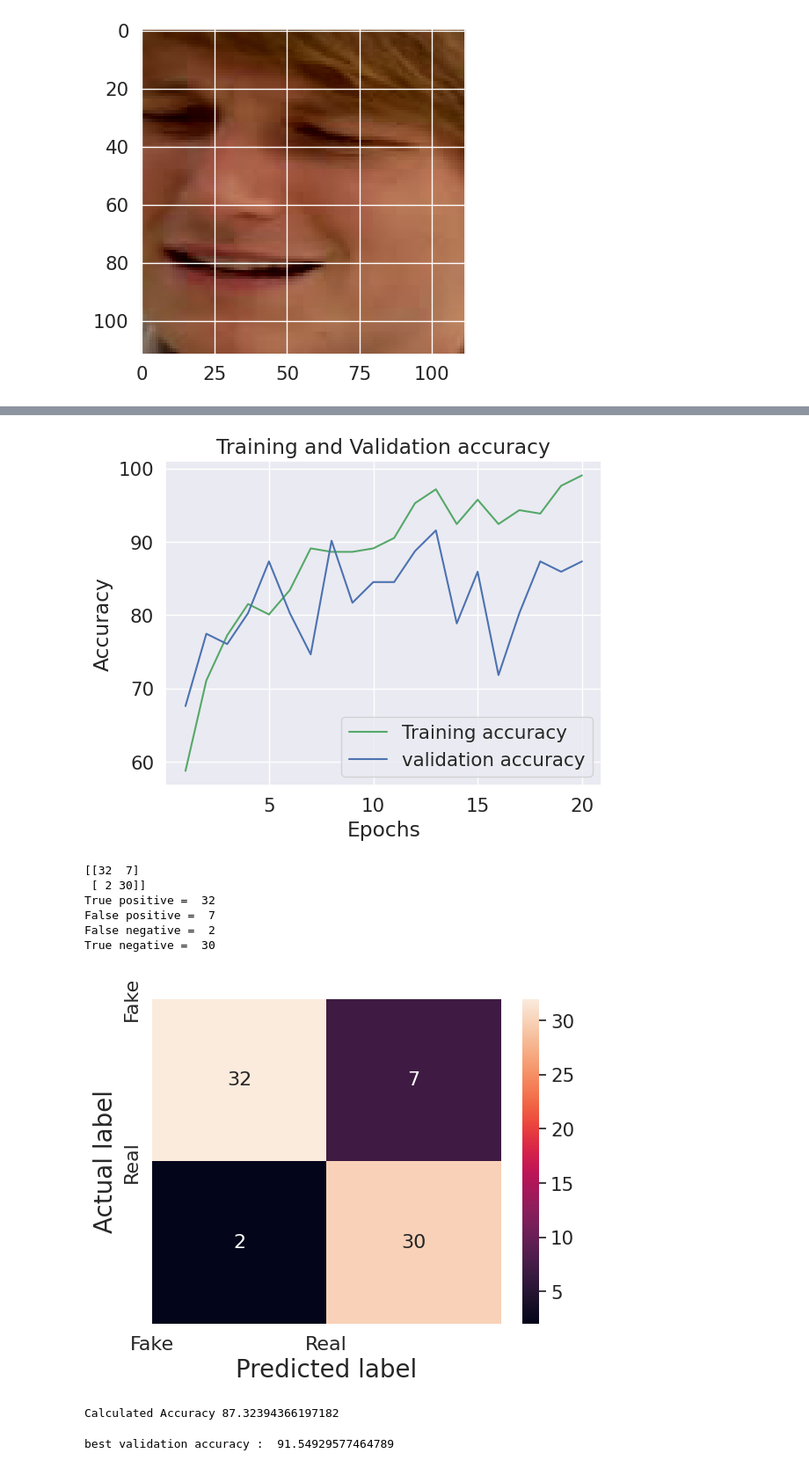
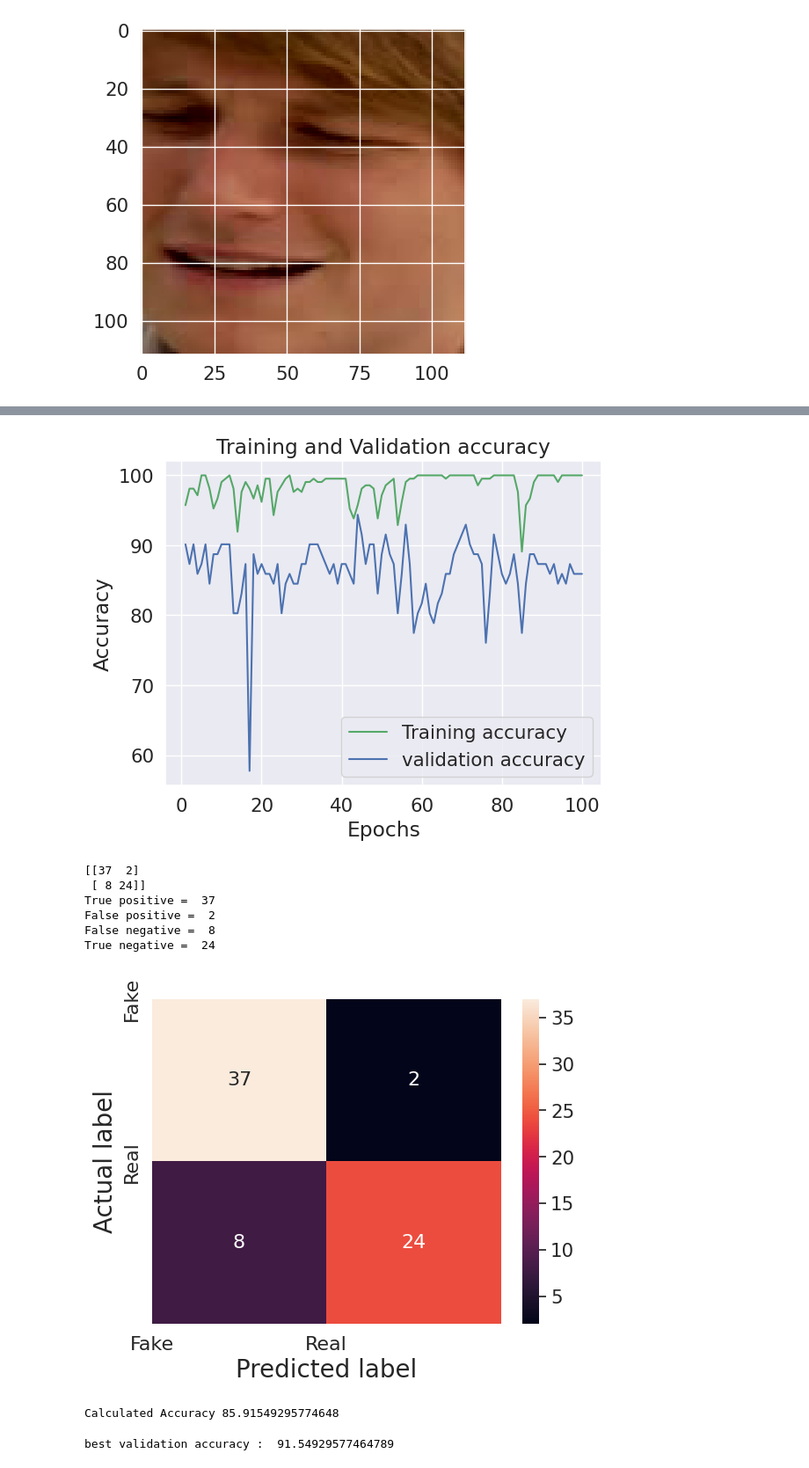
Before and after one commit to karthiksagarN/DeepFake-Detection, a Jupyter notebook: deepfake_training.ipynb, the cells around one changed output, grey strips where cells are left out. Shown: that part at 88% size. Saved outputs shown, nothing was run; the diff lists cells and outputs as text; code cells hidden in the pictures.

```diff
--- a/deepfake_training.ipynb
+++ b/deepfake_training.ipynb
@@ -421,7 +421,7 @@ from sklearn.metrics import confusion_matrix
 #learning rate
 lr = 1e-4#0.001
 #number of epochs
-num_epochs = 20
+num_epochs = 100
 
 optimizer = torch.optim.Adam(model.parameters(), lr= lr,weight_decay = 1e-5)
 
@@ -478,12 +478,12 @@ Model with the best accuracy saved as 'best_model_accuracy.pt'.
-[figure, old version]
+[figure, new version]
-[[32  7]
- [ 2 30]]
-True positive =  32
-False positive =  7
-False negative =  2
-True negative =  30
+[[37  2]
+ [ 8 24]]
+True positive =  37
+False positive =  2
+False negative =  8
+True negative =  24
-[figure, old version]
+[figure, new version]
-Calculated Accuracy 87.32394366197182
+Calculated Accuracy 85.91549295774648
 # %%
 print("best validation accuracy : ",best_accuracy)
 # %% [output]
```
Also changed, not shown: parts of 1 cell of this notebook.
